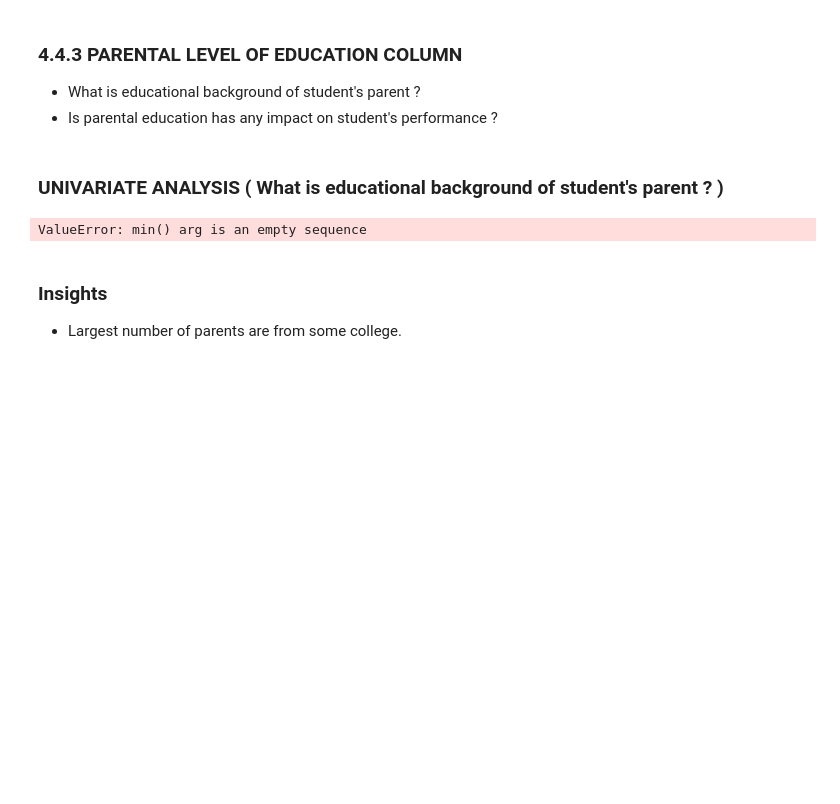
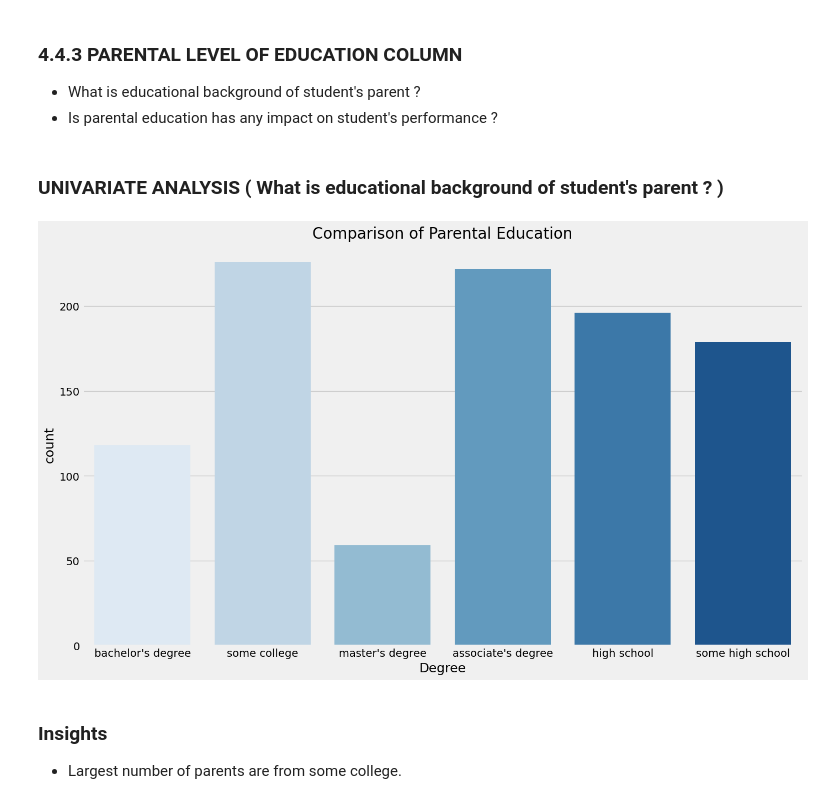
Before and after one commit to aruneer007/mlproject, a Jupyter notebook: notebook/1.EDA STUDENT PERFORMANCE.ipynb, the cells around one changed output. Saved outputs shown, nothing was run; the diff lists cells and outputs as text; code cells hidden in the pictures; blank space fills up the shorter version.

```diff
--- a/notebook/1.EDA STUDENT PERFORMANCE.ipynb
+++ b/notebook/1.EDA STUDENT PERFORMANCE.ipynb
@@ -515,13 +515,13 @@ for container in ax[2].containers:
 # %%
 plt.rcParams['figure.figsize'] = (15, 9)
 plt.style.use('fivethirtyeight')
-sns.countplot(df['parental level of education'], palette = 'Blues')
+sns.countplot(x=df['parental level of education'], palette = 'Blues')
 plt.title('Comparison of Parental Education', fontweight = 30, fontsize = 20)
 plt.xlabel('Degree')
 plt.ylabel('count')
 plt.show()
 # %% [output]
-ValueError: min() arg is an empty sequence
+[figure, added]
 # %% [markdown]
 ### Insights
 - Largest number of parents are from some college.
```
Also changed, not shown: parts of 5 cells of this notebook, 1 other file.
